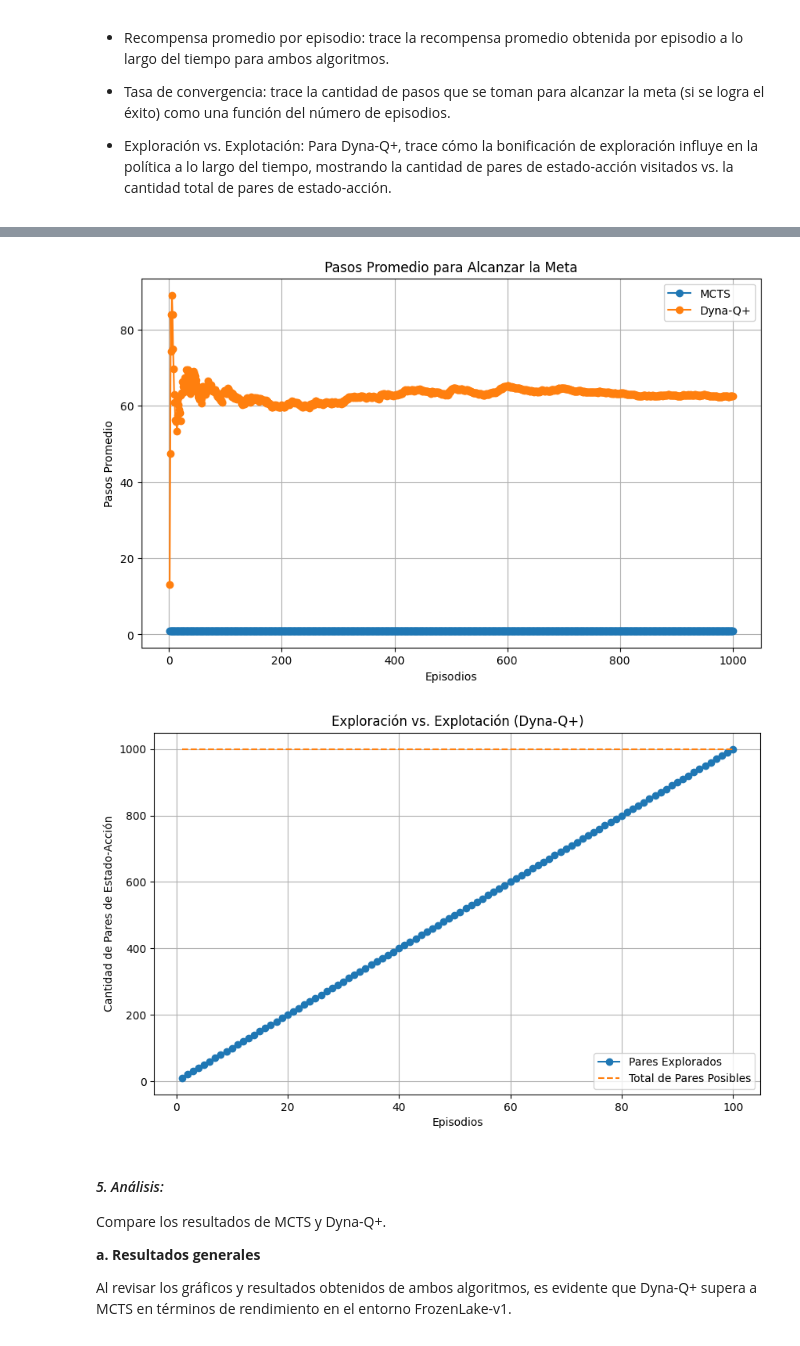
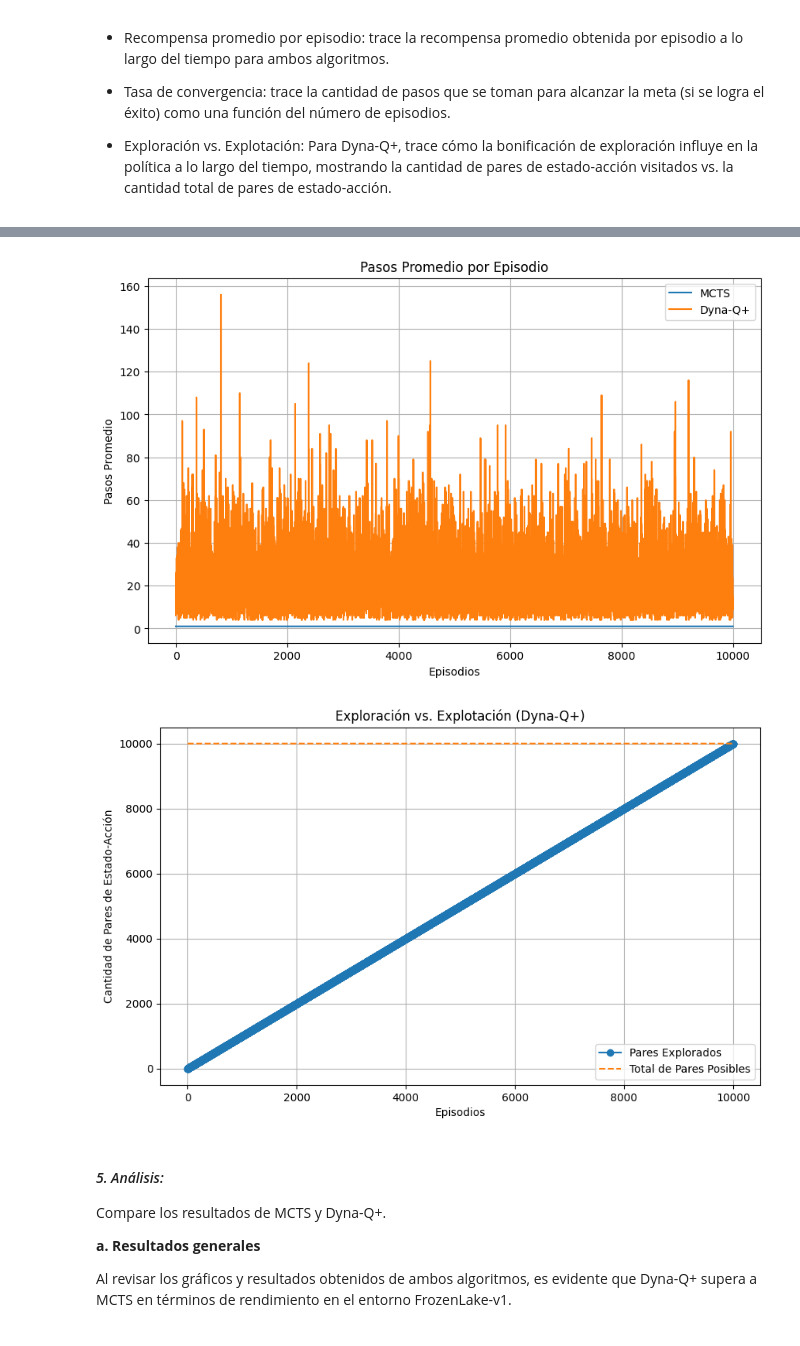
Before and after one commit to Ldsc2002/RL-Lab6, a Jupyter notebook: main.ipynb, the cells around one changed output, grey strips where cells are left out. Drawn from its saved outputs; the diff is of its cells as text; code cells hidden in the pictures.

```diff
--- a/main.ipynb
+++ b/main.ipynb
@@ -203,0 +259,14 @@ class DynaQPlus:
+# %%
+env = gym.make('FrozenLake-v1', is_slippery=True)
+
+# Inicializar y ejecutar DynaQPlus
+dyna_q_plus = DynaQPlus(env, numEpisodes=1000)
+dyna_q_plus.Train()
+
+# Imprimir métricas de DynaQPlus
+print("\nResultados de DynaQPlus:")
+print(f"Episodios exitosos: {sum([m['successful'] for m in dyna_q_plus.episode_metrics])}")
+print(f"Recompensa promedio: {sum([m['reward'] for m in dyna_q_plus.episode_metrics]) / len(dyna_q_plus.episode_metrics):.2f}")
+print(f"Pasos promedio por episodio: {sum([m['steps'] for m in dyna_q_plus.episode_metrics]) / len(dyna_q_plus.episode_metrics):.2f}")
+
+exit
@@ -207,9 +282,10 @@ def RunMCTS(envName, max_iterations, numEpisodes):
     successes = 0                                   # Contador para episodios exitosos
     rewards_per_episode = []                        # Lista para almacenar las recompensas por episodio
     steps_per_episode = []                          # Lista para almacenar los pasos por episodio
+    success_rate = []                               # Lista para almacenar la tasa de éxito por episodio
 
 
-    for _ in range(numEpisodes):                     # Bucle para correr varios episodios
+    for i in range(numEpisodes):                     # Bucle para correr varios episodios
         initial_state = env.reset()[0]                  # Reinicia el entorno y obtiene el estado inicial
         root = Node(initial_state)                      # Crea el nodo raíz para el MCTS con el estado inicial
         mcts = MCTS(env, max_iterations)                # Crea una instancia de MCTS
@@ -232,8 +308,10 @@ def RunMCTS(envName, max_iterations, numEpisodes):
             steps_per_episode.append(steps)             # Añade el número de pasos de este episodio a la lista
             rewards_per_episode.append(total_reward)    # Guarda la recompensa total de este episodio
 
-    return successes, rewards_per_episode, steps_per_episode  # Devuelve los resultados recopilados
+        success_rate.append(successes / (i + 1))       # Calcula la tasa de éxito para este episodio
+
+    return successes, success_rate, rewards_per_episode, steps_per_episode  # Devuelve los resultados recopilados
 
 # Ejecuta la función y almacena los resultados para 1000 episodios
-successes_mcts, rewards_mcts, steps_mcts = RunMCTS("FrozenLake-v1", 1000, 1000)
+successes_mcts, success_rate_mcts, rewards_mcts, steps_mcts = RunMCTS("FrozenLake-v1", 100, 10000)
 avg_rewards_mcts = sum(rewards_mcts) / len(rewards_mcts) if rewards_mcts else 0
@@ -255,6 +335,7 @@ def RunDynaQPlus(envName, numEpisodes):
     successes = 0                                           # Contador de episodios exitosos
     rewards_per_episode = []                                # Lista para almacenar las recompensas por episodio
     steps_per_episode = []                                  # Pasos por episodio
+    success_rate = []                                       # Lista para almacenar la tasa de éxito por episodio
 
     for _ in range(numEpisodes):                            # Ejecuta varios episodios
         state = env.reset()                                     # Reinicia el entorno
@@ -263,8 +344,7 @@ def RunDynaQPlus(envName, numEpisodes):
         state = int(state)                                      # Convierte el estado a entero si no lo es
         done = False                                            # Bandera de estado terminal
         steps = 0                                               # Contador de pasos para este episodio
-        total_reward = 0                                        # Recompensa acumulada para este episodio
-
+        total_reward = 0                                        # Recompensa acumulada para este episodios
 
         while not done:                                         # Bucle hasta estado terminal
             action = np.argmax(agent.qTable[state])                 # Selecciona la mejor acción
@@ -281,10 +361,12 @@ def RunDynaQPlus(envName, numEpisodes):
         steps_per_episode.append(steps)                         # Guarda los pasos del episodio
         rewards_per_episode.append(total_reward)                # Guarda la recompensa total de este episodio
 
-    return successes, rewards_per_episode, steps_per_episode    # Devuelve los resultados
+        success_rate.append(successes / (len(success_rate) + 1))    # Calcula la tasa de éxito y la guarda
+
+    return successes, success_rate, rewards_per_episode, steps_per_episode    # Devuelve los resultados
 
 # Ejecuta la función y guarda los resultados
-successes_dynaq, rewards_dynaq, steps_dynaq = RunDynaQPlus("FrozenLake-v1", 1000)
+successes_dynaq, success_rate_dynaq, rewards_dynaq, steps_dynaq = RunDynaQPlus("FrozenLake-v1", 10000)
 avg_rewards_dynaq = sum(rewards_dynaq) / len(rewards_dynaq) if rewards_dynaq else 0
 # %%
 print("\nResultados de Dyna-Q+:")
@@ -347,25 +428,24 @@ plt.show()
 # %%
 # Gráfico 3: Tasa de convergencia (pasos promedio por episodio)
-steps_mcts_avg = [sum(steps_mcts[:i+1]) / (i + 1) for i in range(len(episodes))]
-steps_dynaq_avg = [sum(steps_dynaq[:i+1]) / (i + 1) for i in range(len(episodes))]
+steps_mcts = np.array(steps_mcts)
+steps_dynaq = np.array(steps_dynaq)
+
 
 plt.figure(figsize=(10, 6))
-plt.plot(episodes, steps_mcts_avg, label='MCTS', marker='o')
-plt.plot(episodes, steps_dynaq_avg, label='Dyna-Q+', marker='o')
-plt.title('Pasos Promedio para Alcanzar la Meta')
+plt.plot(steps_mcts, label='MCTS')
+plt.plot(steps_dynaq, label='Dyna-Q+')
+plt.title('Pasos Promedio por Episodio')
 plt.xlabel('Episodios')
 plt.ylabel('Pasos Promedio')
 plt.legend()
 plt.grid(True)
 plt.show()
 # %% [output]
-[figure, old version]
+[figure, new version]
 # %%
 # Simulación de los datos generados para la exploración vs. explotación
-episodes = range(1, 101)
-
-explored_pairs = [i*10 for i in range(1, 101)]
-total_pairs = [1000 for _ in range(100)]
+explored_pairs = [i for i in range(1, 10001)]
+total_pairs = [10000 for _ in range(10000)]
 
 # Gráfico: Exploración vs. Explotación para Dyna-Q+
 plt.figure(figsize=(10, 6))
@@ -378,7 +458,7 @@ plt.legend()
 plt.grid(True)
 plt.show()
 # %% [output]
-[figure, old version]
+[figure, new version]
 # %% [markdown]
 #### *5. Análisis:*
 
```
Also changed, not shown: parts of 10 cells of this notebook.
